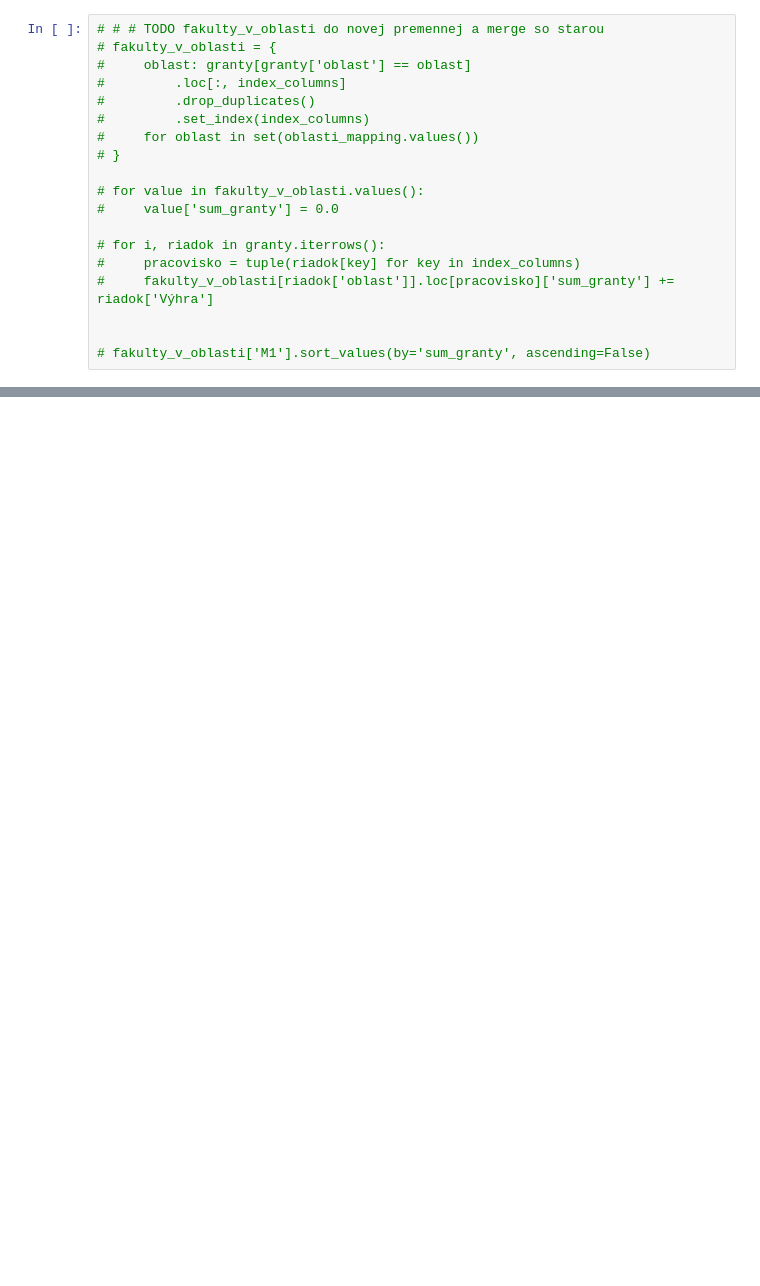
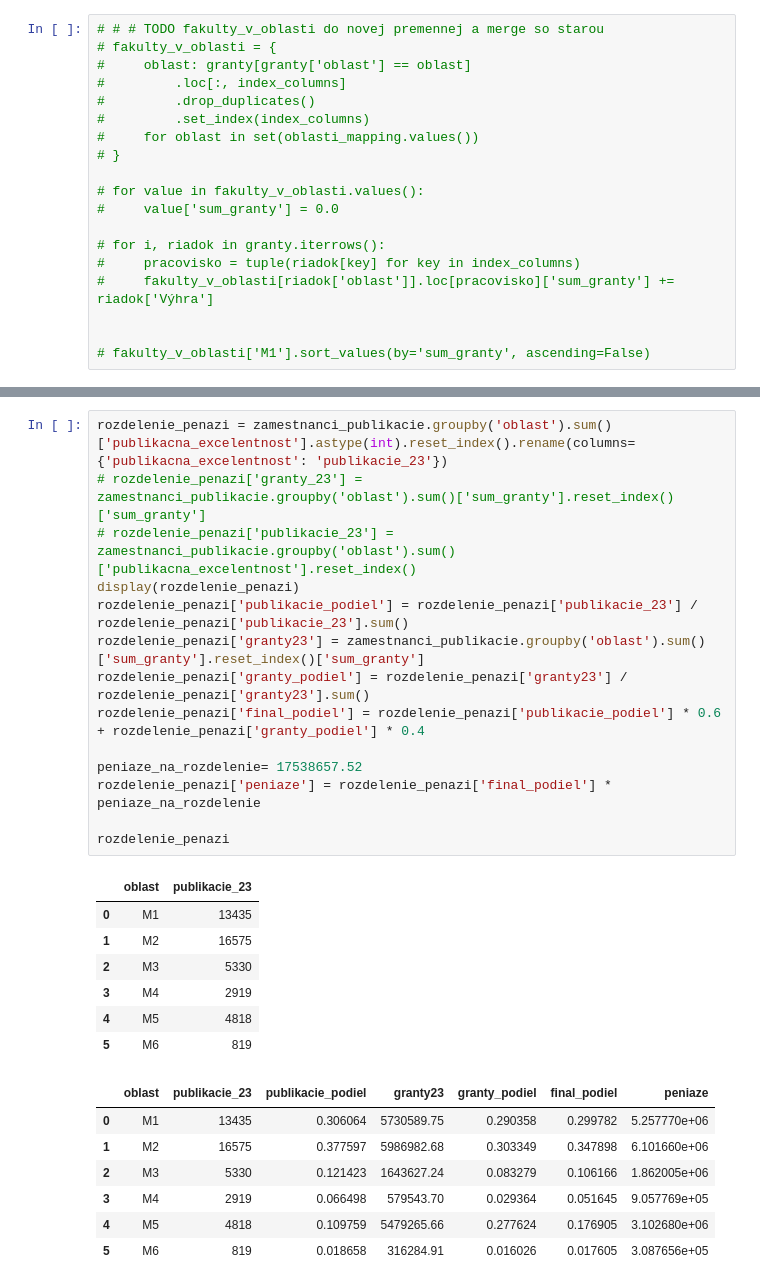
Before and after one commit to kiwaikiki/rozpis-dotacii-sr-vs, a Jupyter notebook: src/analyze.ipynb, the cells around one changed output, grey strips where cells are left out. Drawn from its saved outputs; the diff is of its cells as text; blank space fills up the shorter version.

```diff
--- a/src/analyze.ipynb
+++ b/src/analyze.ipynb
@@ -378,0 +815,29 @@ rezid_data
+# %%
+rozdelenie_penazi = zamestnanci_publikacie.groupby('oblast').sum()['publikacna_excelentnost'].astype(int).reset_index().rename(columns={'publikacna_excelentnost': 'publikacie_23'})
+# rozdelenie_penazi['granty_23'] = zamestnanci_publikacie.groupby('oblast').sum()['sum_granty'].reset_index()['sum_granty']
+# rozdelenie_penazi['publikacie_23'] = zamestnanci_publikacie.groupby('oblast').sum()['publikacna_excelentnost'].reset_index()
+display(rozdelenie_penazi)
+rozdelenie_penazi['publikacie_podiel'] = rozdelenie_penazi['publikacie_23'] / rozdelenie_penazi['publikacie_23'].sum()
+rozdelenie_penazi['granty23'] = zamestnanci_publikacie.groupby('oblast').sum()['sum_granty'].reset_index()['sum_granty']
+rozdelenie_penazi['granty_podiel'] = rozdelenie_penazi['granty23'] / rozdelenie_penazi['granty23'].sum()
+rozdelenie_penazi['final_podiel'] = rozdelenie_penazi['publikacie_podiel'] * 0.6 + rozdelenie_penazi['granty_podiel'] * 0.4
+
+peniaze_na_rozdelenie= 17538657.52
+rozdelenie_penazi['peniaze'] = rozdelenie_penazi['final_podiel'] * peniaze_na_rozdelenie
+
+rozdelenie_penazi
+# %% [output]
+|  | oblast | publikacie_23 |
+| 0 | M1 | 13435 |
+| 1 | M2 | 16575 |
+| 2 | M3 | 5330 |
+| 3 | M4 | 2919 |
+| 4 | M5 | 4818 |
+| 5 | M6 | 819 |
+|  | oblast | publikacie_23 | publikacie_podiel | granty23 | granty_podiel | final_podiel | peniaze |
+| 0 | M1 | 13435 | 0.306064 | 5730589.75 | 0.290358 | 0.299782 | 5.257770e+06 |
+| 1 | M2 | 16575 | 0.377597 | 5986982.68 | 0.303349 | 0.347898 | 6.101660e+06 |
+| 2 | M3 | 5330 | 0.121423 | 1643627.24 | 0.083279 | 0.106166 | 1.862005e+06 |
+| 3 | M4 | 2919 | 0.066498 | 579543.70 | 0.029364 | 0.051645 | 9.057769e+05 |
+| 4 | M5 | 4818 | 0.109759 | 5479265.66 | 0.277624 | 0.176905 | 3.102680e+06 |
+| 5 | M6 | 819 | 0.018658 | 316284.91 | 0.016026 | 0.017605 | 3.087656e+05 |
```
Also changed, not shown: parts of 23 cells of this notebook.
